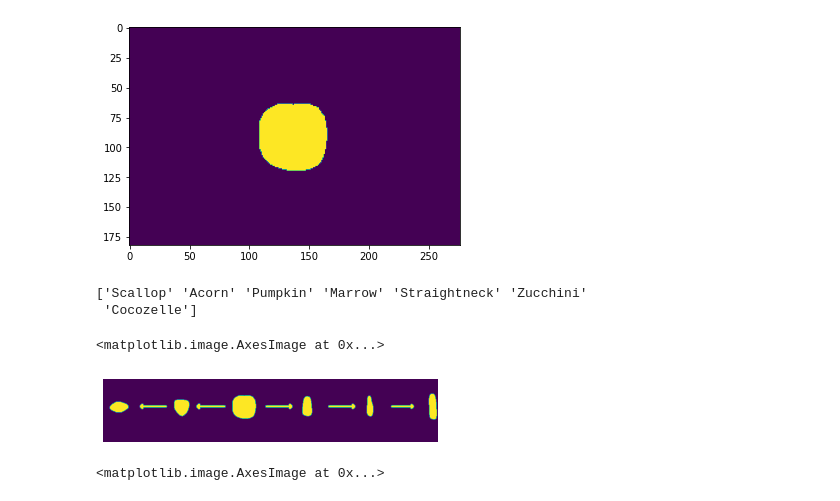
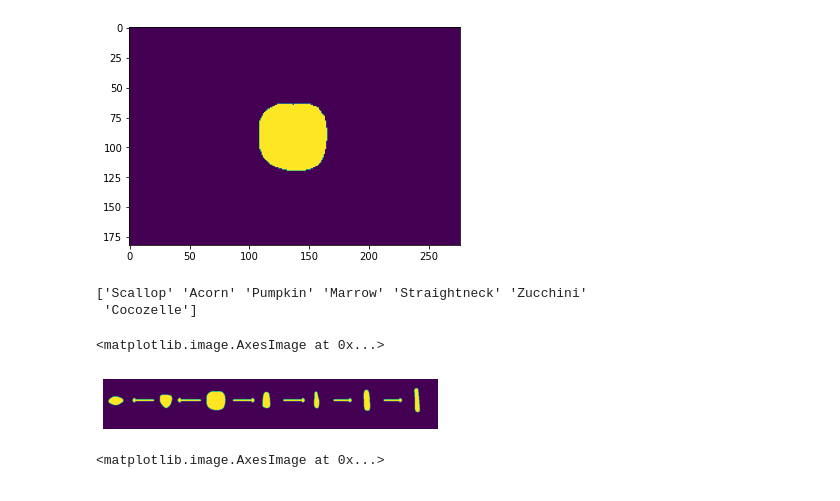
Before and after one commit to miguelperezenciso/dna2image, a Jupyter notebook: dna2img.cucurbita.ipynb, the cells around one changed output. Cells and saved outputs as stored; diff of their text form; code cells hidden in the pictures.

```diff
--- a/dna2img.cucurbita.ipynb
+++ b/dna2img.cucurbita.ipynb
@@ -479,31 +483,32 @@ print(inames)
 # %%
 # Shape evolutive path
 # shape evolutive orders are
 # 0 -> 1 -> 6 -> 3 -> 2 -> 4 -> 5
 ixs = np.array([0, 1, 6, 3, 2, 4, 5], dtype=int)
 inames = np.array(names)[ixs]
 ilandmarks = np.array(landmarks_aligned)[ixs]
 imw = np.zeros(img_bw.shape)
 draw_shape(imw,ilandmarks[2],True)
 plt.imshow(imw)
 print(inames)
-imw = np.zeros((300,1600))
+imw = np.zeros((300,2000))
 c = -200
 for land in ilandmarks:
     draw_shape(imw,land*2+(c,-50),True)
     c += 300
 imw = cv2.arrowedLine(imw, pt1=(300,130), pt2=(180,130), color=(255,255,255), thickness=10)
 imw = cv2.arrowedLine(imw, pt1=(580,130), pt2=(450,130), color=(255,255,255), thickness=10)
 imw = cv2.arrowedLine(imw, pt1=(780,130), pt2=(900,130), color=(255,255,255), thickness=10)
 imw = cv2.arrowedLine(imw, pt1=(1080,130), pt2=(1200,130), color=(255,255,255), thickness=10)
 imw = cv2.arrowedLine(imw, pt1=(1380,130), pt2=(1480,130), color=(255,255,255), thickness=10)
+imw = cv2.arrowedLine(imw, pt1=(1680,130), pt2=(1780,130), color=(255,255,255), thickness=10)
 plt.axis('off')
 plt.imshow(imw)
 # %% [output]
 ['Scallop' 'Acorn' 'Pumpkin' 'Marrow' 'Straightneck' 'Zucchini'
  'Cocozelle']
 <matplotlib.image.AxesImage at 0x...>
-[figure, old version]
+[figure, new version]
 # %%
 # Resize image: center and crop contours
 ''' to scale
```
Also changed, not shown: parts of 1 cell of this notebook.
